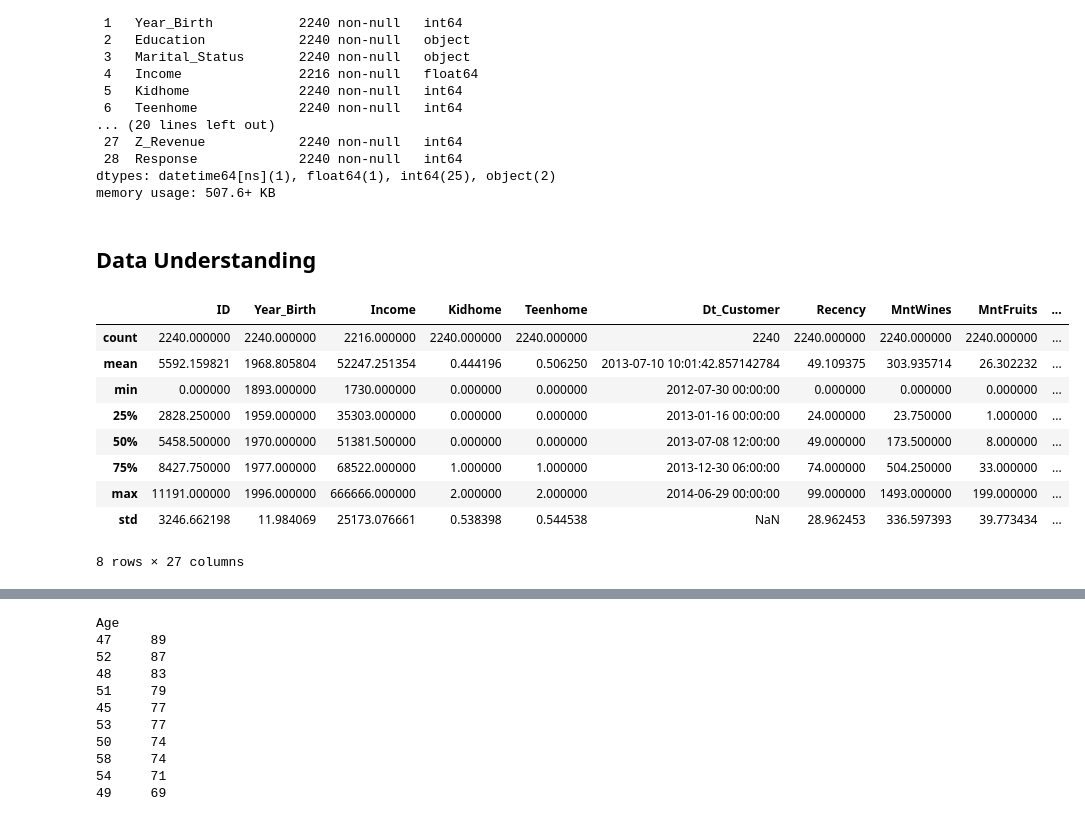
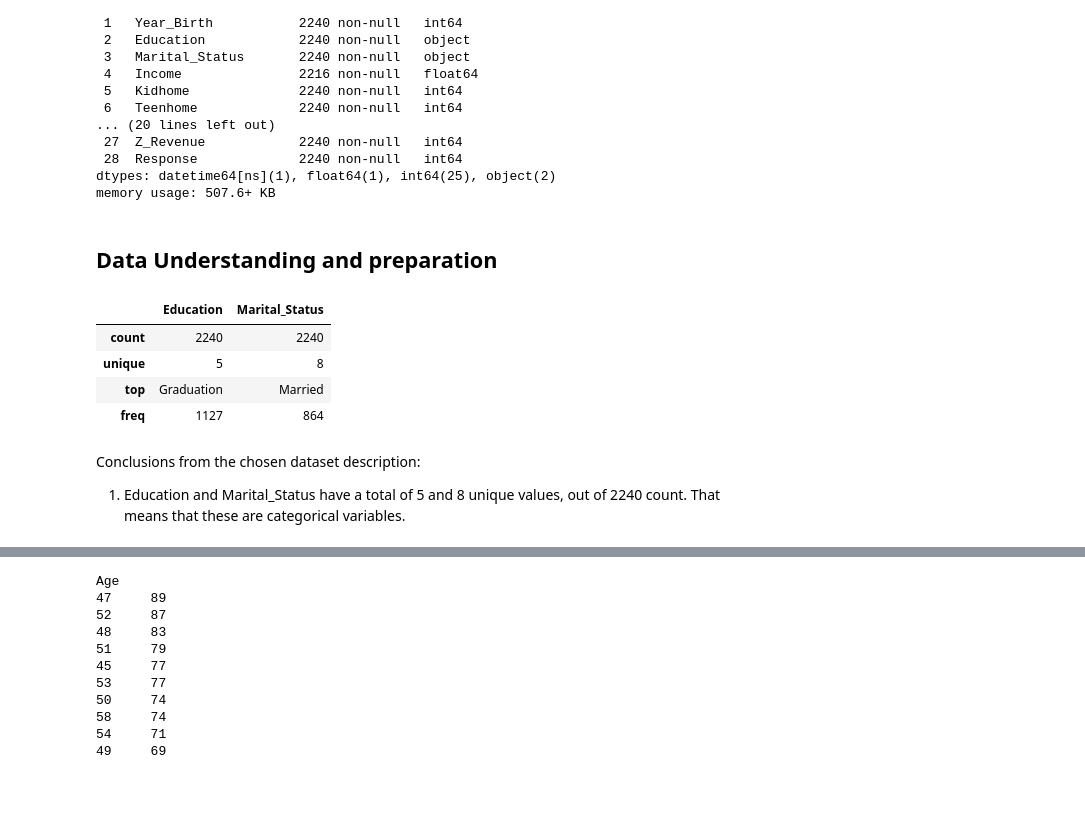
Before and after one commit to CatarinaCosta02/DAA-Project1, a Jupyter notebook: data_exploration.ipynb, the cells around one changed output, grey strips where cells are left out. Saved outputs shown, nothing was run; the diff lists cells and outputs as text; code cells hidden in the pictures; blank space fills up the shorter version.

```diff
--- a/data_exploration.ipynb
+++ b/data_exploration.ipynb
@@ -110,17 +107,15 @@ Data columns (total 29 columns):
 dtypes: datetime64[ns](1), float64(1), int64(25), object(2)
 memory usage: 507.6+ KB
 # %% [markdown]
-## Data Understanding
+## Data Understanding and preparation
 # %%
-data.describe()
+data.describe(include=[object])
 # %% [output]
-|  | ID | Year_Birth | Income | Kidhome | Teenhome | Dt_Customer | Recency | MntWines | MntFruits | ... |
-| count | 2240.000000 | 2240.000000 | 2216.000000 | 2240.000000 | 2240.000000 | 2240 | 2240.000000 | 2240.000000 | 2240.000000 | ... |
-| mean | 5592.159821 | 1968.805804 | 52247.251354 | 0.444196 | 0.506250 | 2013-07-10 10:01:42.857142784 | 49.109375 | 303.935714 | 26.302232 | ... |
-| min | 0.000000 | 1893.000000 | 1730.000000 | 0.000000 | 0.000000 | 2012-07-30 00:00:00 | 0.000000 | 0.000000 | 0.000000 | ... |
-| 25% | 2828.250000 | 1959.000000 | 35303.000000 | 0.000000 | 0.000000 | 2013-01-16 00:00:00 | 24.000000 | 23.750000 | 1.000000 | ... |
-| 50% | 5458.500000 | 1970.000000 | 51381.500000 | 0.000000 | 0.000000 | 2013-07-08 12:00:00 | 49.000000 | 173.500000 | 8.000000 | ... |
-| 75% | 8427.750000 | 1977.000000 | 68522.000000 | 1.000000 | 1.000000 | 2013-12-30 06:00:00 | 74.000000 | 504.250000 | 33.000000 | ... |
-| max | 11191.000000 | 1996.000000 | 666666.000000 | 2.000000 | 2.000000 | 2014-06-29 00:00:00 | 99.000000 | 1493.000000 | 199.000000 | ... |
-| std | 3246.662198 | 11.984069 | 25173.076661 | 0.538398 | 0.544538 | NaN | 28.962453 | 336.597393 | 39.773434 | ... |
+|  | Education | Marital_Status |
+| count | 2240 | 2240 |
+| unique | 5 | 8 |
+| top | Graduation | Married |
+| freq | 1127 | 864 |
-8 rows × 27 columns
+# %% [markdown]
+Conclusions from the chosen dataset description:
+1) Education and Marital_Status have a total of 5 and 8 unique values, out of 2240 count. That means that these are categorical variables.
```
Also changed, not shown: parts of 28 cells of this notebook, 1 other file.
